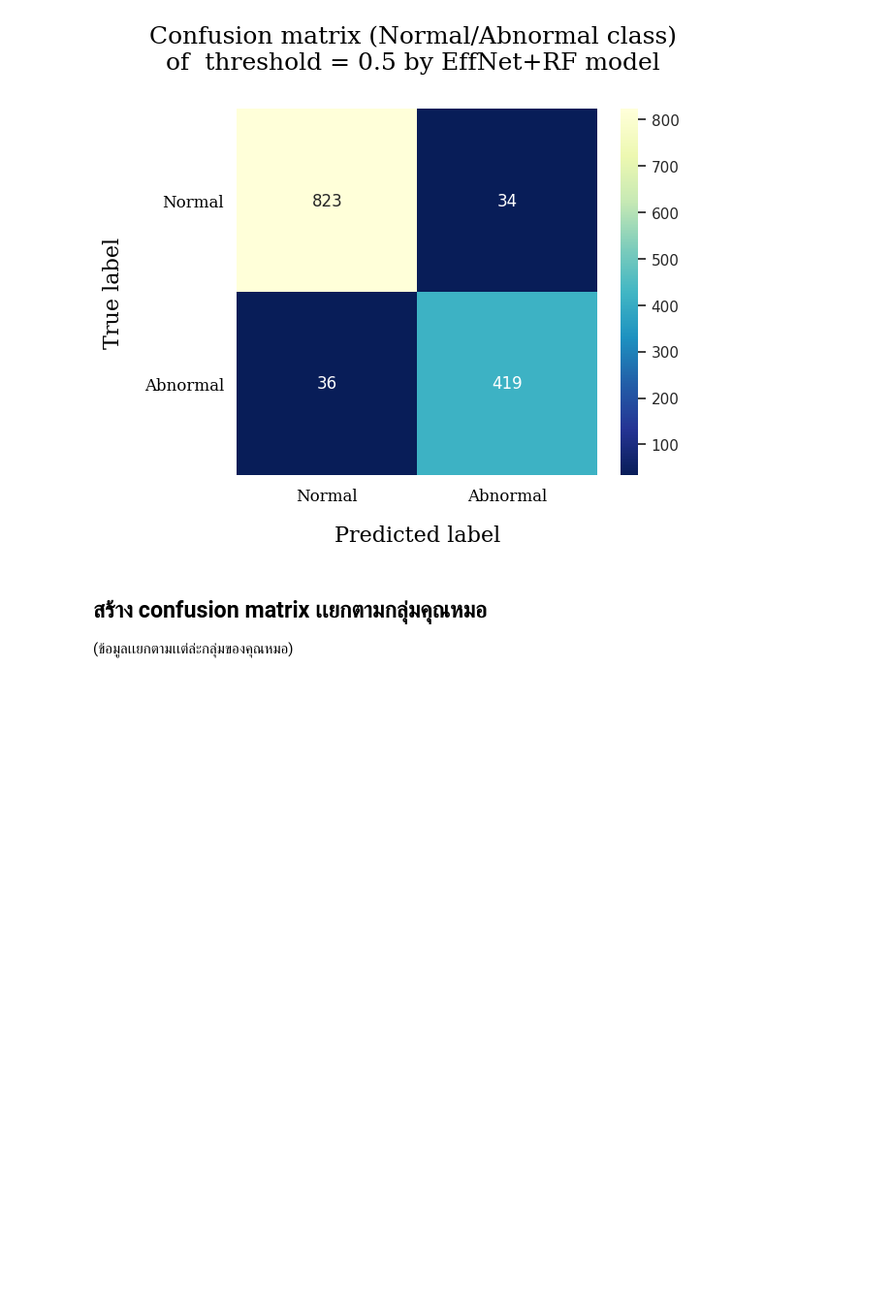
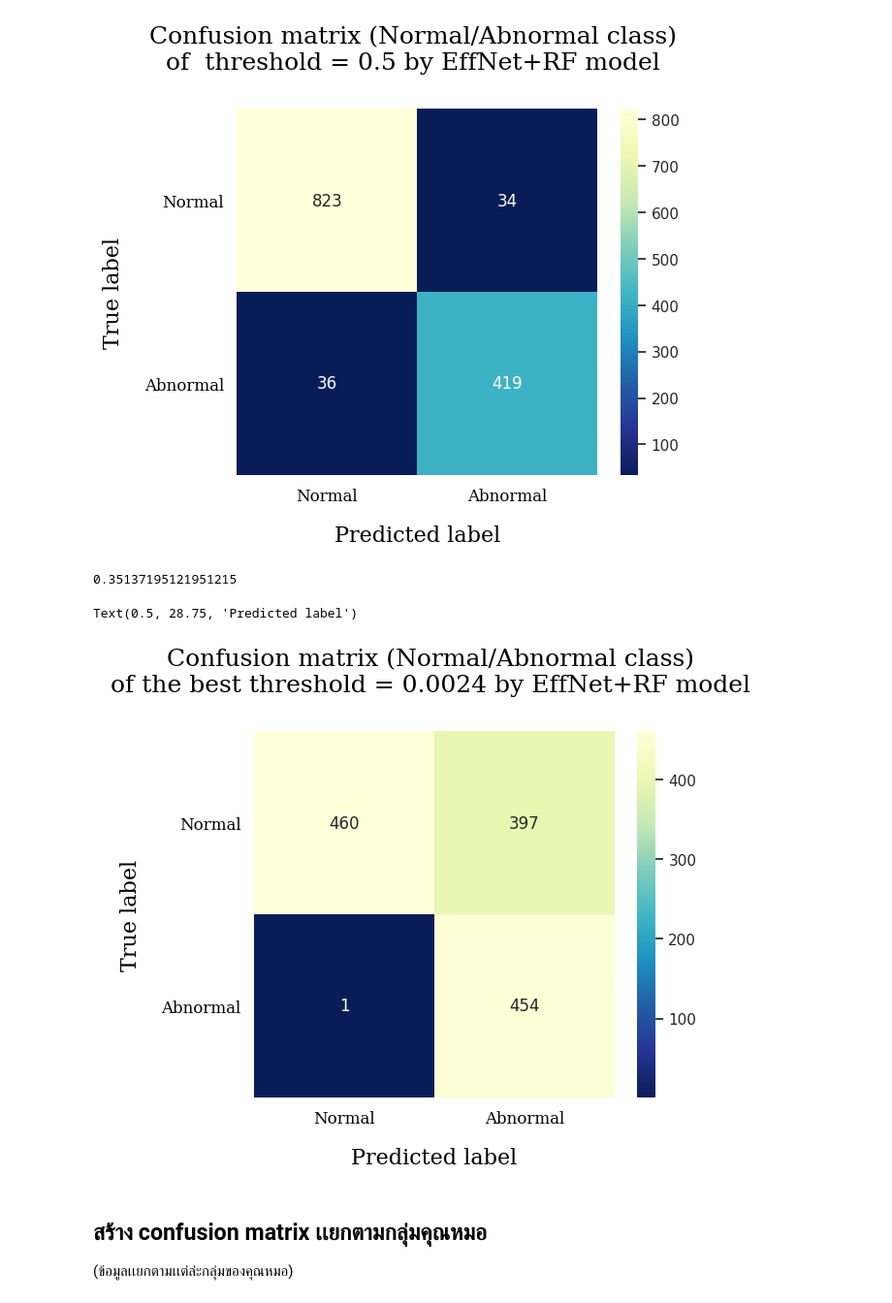
Before and after one commit to Peckkie/Experiment_Evaluation_CCA, a Jupyter notebook: Graph_forPaper.ipynb, the cells around one changed output. Shown at 97% size. Saved outputs shown, nothing was run; the diff lists cells and outputs as text; code cells hidden in the pictures; blank space fills up the shorter version.

Commit message:
Updated confusion matrix

```diff
--- a/Graph_forPaper.ipynb
+++ b/Graph_forPaper.ipynb
@@ -198,6 +216,33 @@ ax.set_xlabel('Predicted label',fontsize=16, fontdict=font, labelpad=15)
 # %% [output]
 Text(0.5, 28.75, 'Predicted label')
 [figure]
+# %%
+tn, fp, fn, tp =460 , 397 ,1 , 454
+wl = (fp+tp)/(tp+tn+fp+fn)
+1 - wl
+# %% [output]
+0.35137195121951215
+# %%
+cm = [[460 , 397] , [1 , 454]]
+
+font = {'family': 'serif',
+        'color':  'black',
+        'weight': 'normal'}
+# cm = cm.astype('float') / cm.sum(axis=1)[:, np.newaxis]
+sns.set()
+classes = np.array(['Normal','Abnormal'])
+fig, ax = plt.subplots(figsize=(6, 5), dpi=100)
+ax = sns.heatmap(cm, annot=True, fmt='d', cmap="YlGnBu_r") #Blues,Oranges,Reds,YlGnBu
+ax.set(xticklabels=classes, yticklabels=classes)
+ax.set_xticklabels(classes,fontsize=12, fontdict=font)
+ax.set_yticklabels(classes,fontsize=12, fontdict=font)
+plt.setp(ax.get_yticklabels(), rotation=0, ha="right")
+ax.set_title(f'Confusion matrix (Normal/Abnormal class) \n of the best threshold = 0.0024 by EffNet+RF model  ',fontsize=18, fontdict=font, pad=30)
+ax.set_ylabel('True label',fontsize=16, fontdict=font, labelpad=15)
+ax.set_xlabel('Predicted label',fontsize=16, fontdict=font, labelpad=15)
+# %% [output]
+Text(0.5, 28.75, 'Predicted label')
+[figure, added]
 # %% [markdown]
 ## สร้าง confusion matrix เเยกตามกลุ่มคุณหมอ
 (ข้อมูลเเยกตามเเต่ล่ะกลุ่มของคุณหมอ)
```
Also changed, not shown: parts of 3 cells of this notebook.
